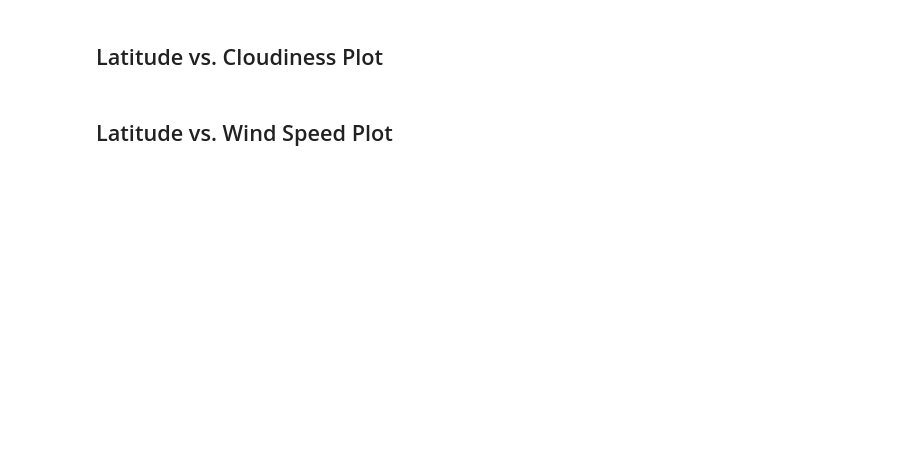
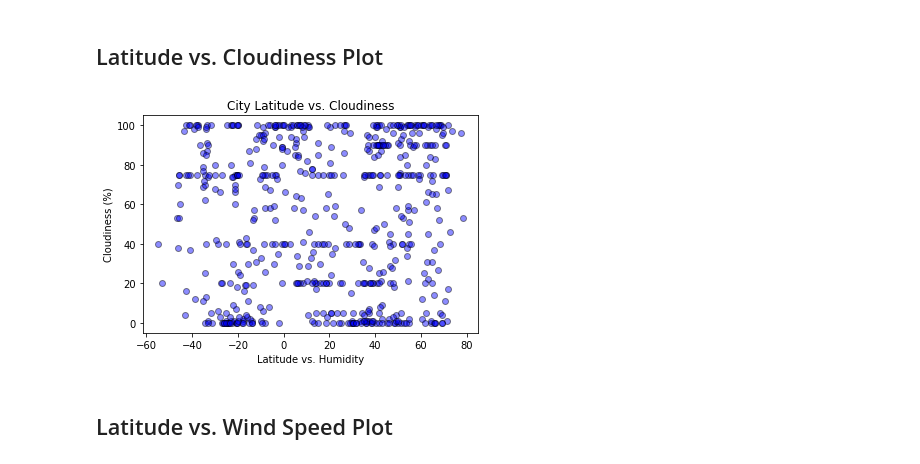
Before and after one commit to JPHebert32/python-api-challenge, a Jupyter notebook: WeatherPY/WeatherPY.ipynb, the cells around one changed output. Drawn from its saved outputs; the diff is of its cells as text; code cells hidden in the pictures; blank space fills up the shorter version.

```diff
--- a/WeatherPY/WeatherPY.ipynb
+++ b/WeatherPY/WeatherPY.ipynb
@@ -191,4 +212,12 @@ if city in city_data.df["Humidity"] > 100:
 # %% [markdown]
 ## Latitude vs. Cloudiness Plot
+# %%
+plt.scatter(city_data_df["Lat"],city_data_df["Cloudiness"], color="blue", marker="o", edgecolors="black",vmin=None, vmax=None, alpha=.45)
+plt.title(f"City Latitude vs. Cloudiness") #ADD DATE
+plt.xlabel(f"Latitude vs. Humidity") #ADD DATE
+plt.ylabel("Cloudiness (%)")
+plt.show()
+# %% [output]
+[figure, added]
 # %% [markdown]
 ## Latitude vs. Wind Speed Plot
```
Also changed, not shown: parts of 6 cells of this notebook.
